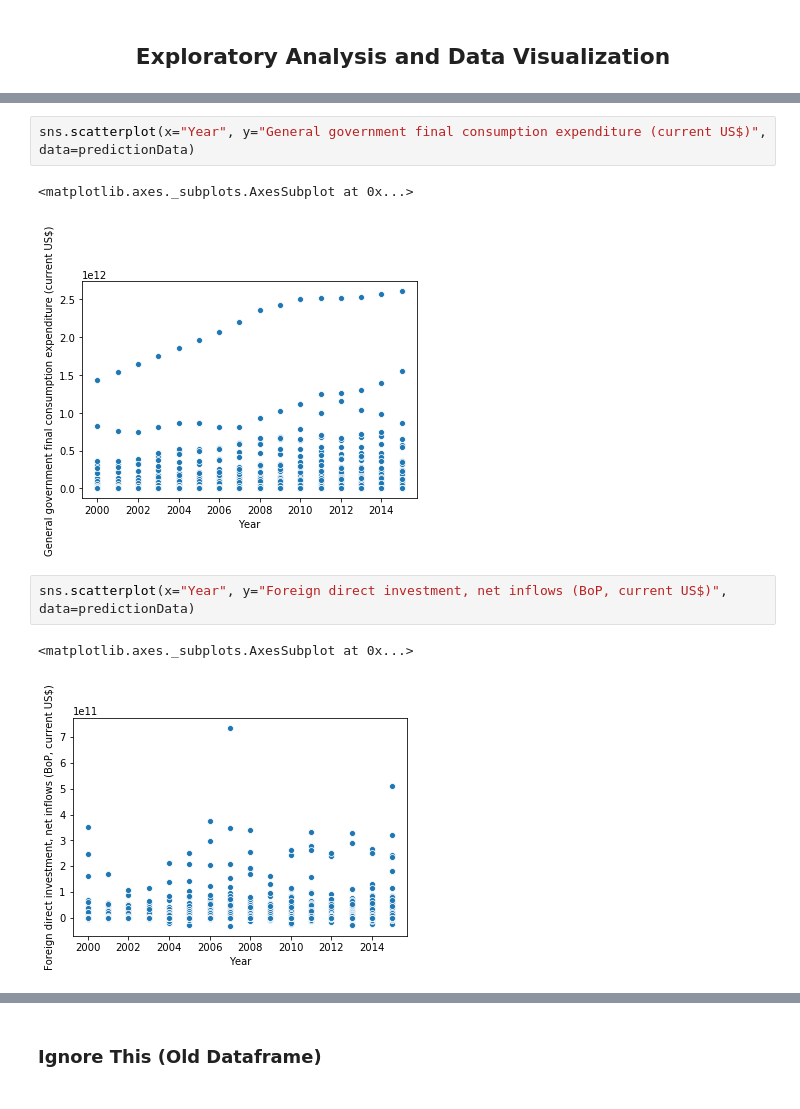
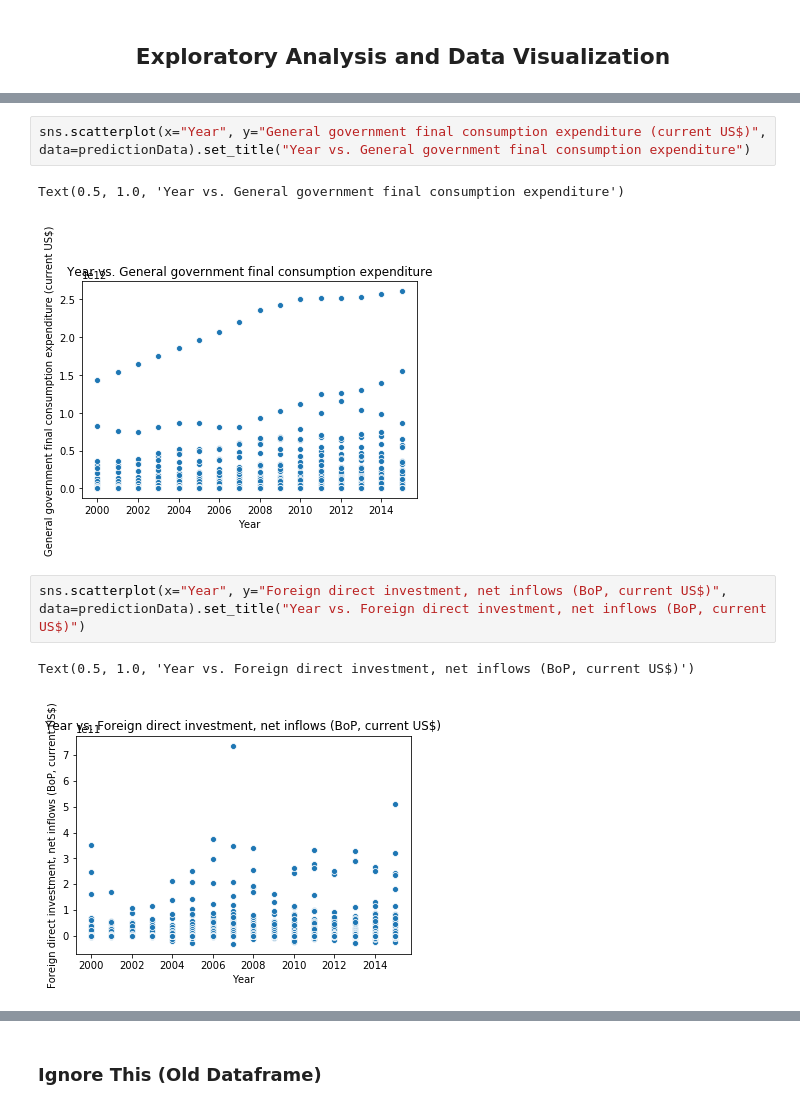
Before and after one commit to thechuster/thechuster.github.io, a Jupyter notebook: FinalProject.ipynb, the cells around one changed output, grey strips where cells are left out. Saved outputs shown, nothing was run; the diff lists cells and outputs as text.

```diff
--- a/FinalProject.ipynb
+++ b/FinalProject.ipynb
@@ -192,11 +250,11 @@ sns.scatterplot(x="Year", y="Final consumption expenditure (current US$)", data=
 # %%
-sns.scatterplot(x="Year", y="General government final consumption expenditure (current US$)", data=predictionData)
+sns.scatterplot(x="Year", y="General government final consumption expenditure (current US$)", data=predictionData).set_title("Year vs. General government final consumption expenditure")
 # %% [output]
-<matplotlib.axes._subplots.AxesSubplot at 0x...>
+Text(0.5, 1.0, 'Year vs. General government final consumption expenditure')
-[figure, old version]
+[figure, new version]
 # %%
-sns.scatterplot(x="Year", y="Foreign direct investment, net inflows (BoP, current US$)", data=predictionData)
+sns.scatterplot(x="Year", y="Foreign direct investment, net inflows (BoP, current US$)", data=predictionData).set_title("Year vs. Foreign direct investment, net inflows (BoP, current US$)")
 # %% [output]
-<matplotlib.axes._subplots.AxesSubplot at 0x...>
+Text(0.5, 1.0, 'Year vs. Foreign direct investment, net inflows (BoP, current US$)')
-[figure, old version]
+[figure, new version]
 # %%
```
Also changed, not shown: parts of 19 cells of this notebook, 1 other file.
